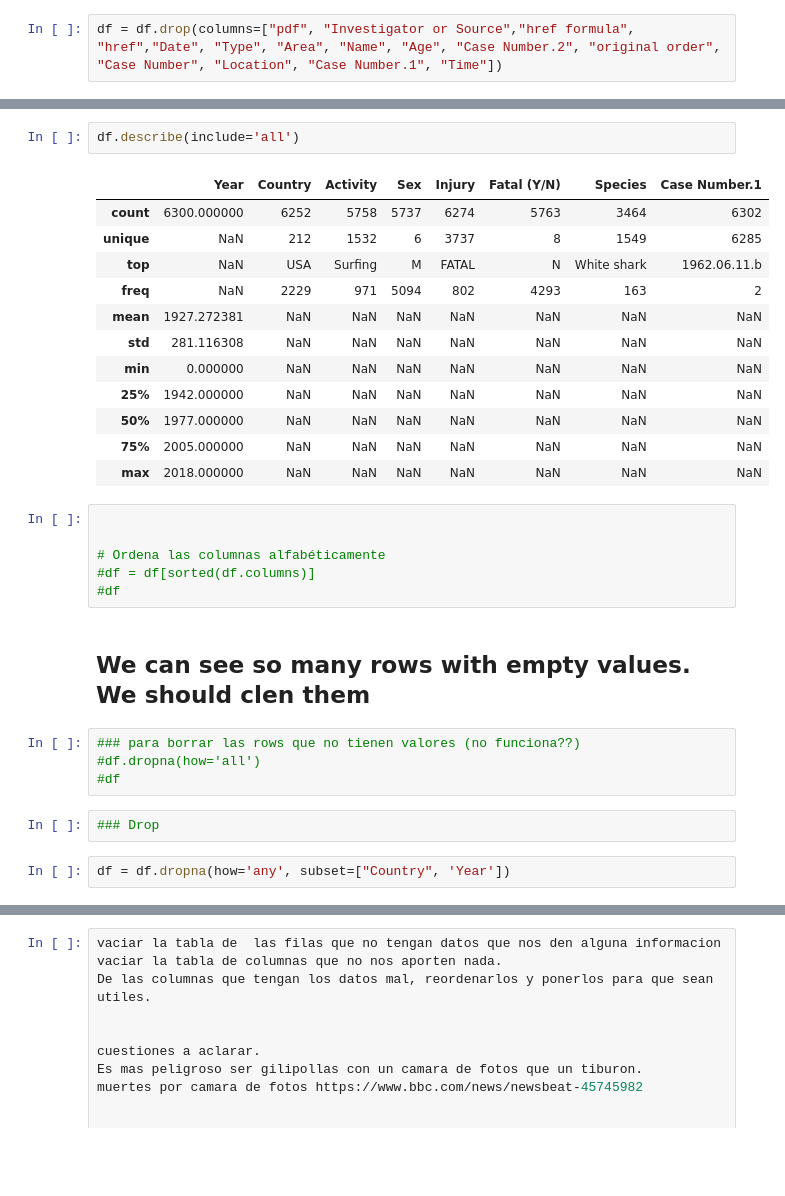
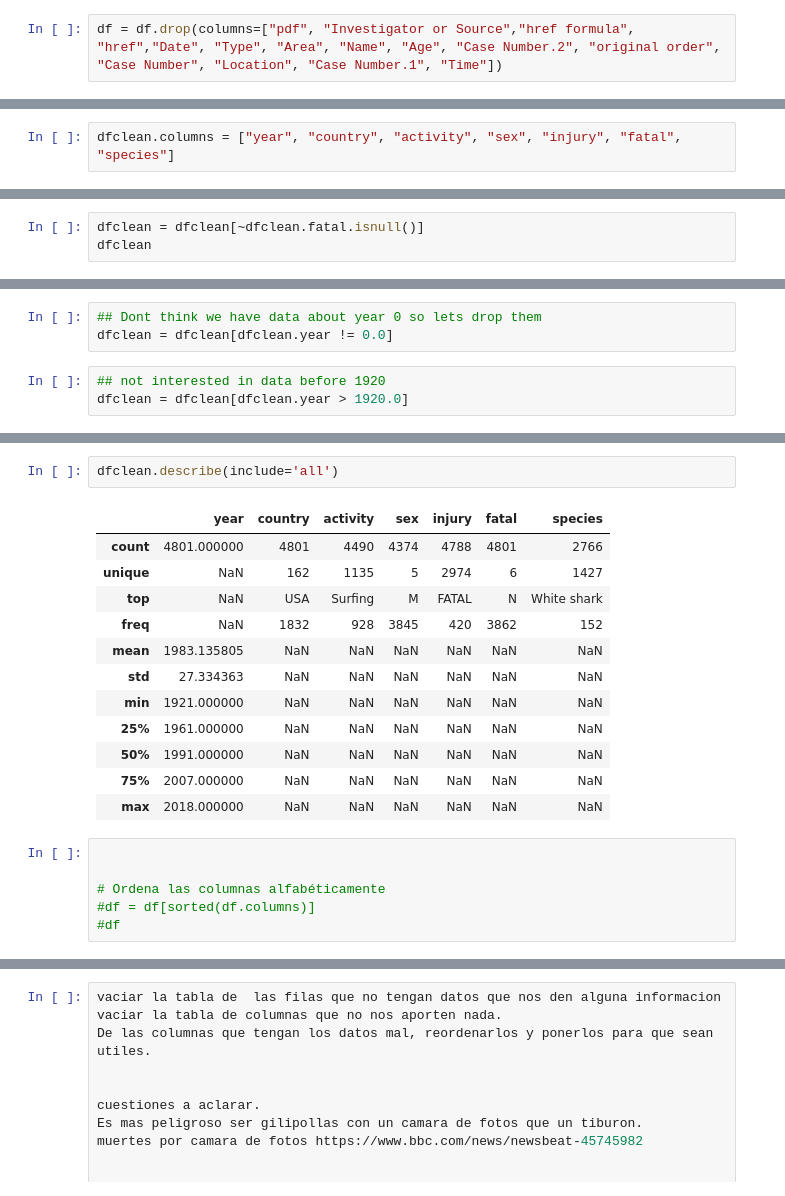
Before and after one commit to CarlosSanzDGP/Datasharks, a Jupyter notebook: Cleaning.ipynb, the cells around one changed output, grey strips where cells are left out. Drawn from its saved outputs; the diff is of its cells as text; blank space fills up the shorter version.

```diff
--- a/Cleaning.ipynb
+++ b/Cleaning.ipynb
@@ -210,0 +271,2 @@ Name: Country, Length: 212, dtype: int64
+# %%
+dfclean.columns = ["year", "country", "activity", "sex", "injury", "fatal", "species"]
@@ -210,0 +289,3 @@ Name: Country, Length: 212, dtype: int64
+# %%
+dfclean = dfclean[~dfclean.fatal.isnull()]
+dfclean
@@ -210,0 +306,6 @@ Name: Country, Length: 212, dtype: int64
+# %%
+## Dont think we have data about year 0 so lets drop them
+dfclean = dfclean[dfclean.year != 0.0]
+# %%
+## not interested in data before 1920
+dfclean = dfclean[dfclean.year > 1920.0]
@@ -211,31 +341,21 @@ Name: Country, Length: 212, dtype: int64
 # %%
-df.describe(include='all')
+dfclean.describe(include='all')
 # %% [output]
-|  | Year | Country | Activity | Sex | Injury | Fatal (Y/N) | Species | Case Number.1 |
-| count | 6300.000000 | 6252 | 5758 | 5737 | 6274 | 5763 | 3464 | 6302 |
-| unique | NaN | 212 | 1532 | 6 | 3737 | 8 | 1549 | 6285 |
-| top | NaN | USA | Surfing | M | FATAL | N | White shark | 1962.06.11.b |
-| freq | NaN | 2229 | 971 | 5094 | 802 | 4293 | 163 | 2 |
-| mean | 1927.272381 | NaN | NaN | NaN | NaN | NaN | NaN | NaN |
-| std | 281.116308 | NaN | NaN | NaN | NaN | NaN | NaN | NaN |
-| min | 0.000000 | NaN | NaN | NaN | NaN | NaN | NaN | NaN |
-| 25% | 1942.000000 | NaN | NaN | NaN | NaN | NaN | NaN | NaN |
-| 50% | 1977.000000 | NaN | NaN | NaN | NaN | NaN | NaN | NaN |
-| 75% | 2005.000000 | NaN | NaN | NaN | NaN | NaN | NaN | NaN |
-| max | 2018.000000 | NaN | NaN | NaN | NaN | NaN | NaN | NaN |
+|  | year | country | activity | sex | injury | fatal | species |
+| count | 4801.000000 | 4801 | 4490 | 4374 | 4788 | 4801 | 2766 |
+| unique | NaN | 162 | 1135 | 5 | 2974 | 6 | 1427 |
+| top | NaN | USA | Surfing | M | FATAL | N | White shark |
+| freq | NaN | 1832 | 928 | 3845 | 420 | 3862 | 152 |
+| mean | 1983.135805 | NaN | NaN | NaN | NaN | NaN | NaN |
+| std | 27.334363 | NaN | NaN | NaN | NaN | NaN | NaN |
+| min | 1921.000000 | NaN | NaN | NaN | NaN | NaN | NaN |
+| 25% | 1961.000000 | NaN | NaN | NaN | NaN | NaN | NaN |
+| 50% | 1991.000000 | NaN | NaN | NaN | NaN | NaN | NaN |
+| 75% | 2007.000000 | NaN | NaN | NaN | NaN | NaN | NaN |
+| max | 2018.000000 | NaN | NaN | NaN | NaN | NaN | NaN |
 # %%
 
 
 # Ordena las columnas alfabéticamente
 #df = df[sorted(df.columns)]
 #df
-# %% [markdown]
-## We can see so many rows with empty values. We should clen them
-# %%
-### para borrar las rows que no tienen valores (no funciona??)
-#df.dropna(how='all')
-#df
-# %%
-### Drop
-# %%
-df = df.dropna(how='any', subset=["Country", 'Year'])
```
Also changed, not shown: parts of 32 cells of this notebook.
